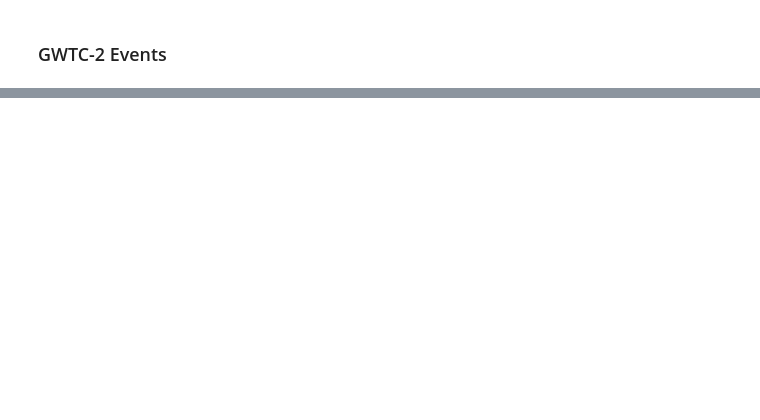
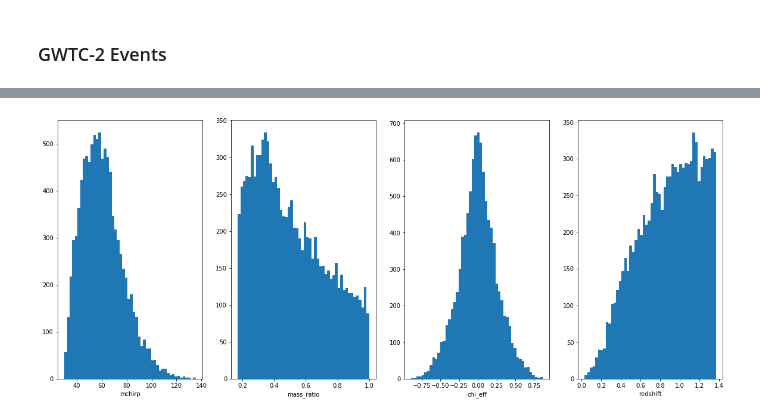
Before and after one commit to michaelzevin/model_selection, a Jupyter notebook: notebooks/process_GWTC_data.ipynb, the cells around one changed output, grey strips where cells are left out. Drawn from its saved outputs; the diff is of its cells as text; code cells hidden in the pictures; blank space fills up the shorter version.

```diff
--- a/notebooks/process_GWTC_data.ipynb
+++ b/notebooks/process_GWTC_data.ipynb
@@ -224,0 +368,13 @@ df.to_hdf(os.path.join(output_directory, 'LVC_prior.hdf5'), key='samples')
+# %%
+event='GW190521'
+#f = h5py.File(GWTC2_path+event+'.h5')
+prior = pd.DataFrame(np.load(GWTC2_path+event+'_prior.npy'))
+post = pd.read_hdf(GWTC2_path+event+'.h5', key='PublicationSamples/posterior_samples')
+prior['mchirp'] = m1m2_to_mchirp(prior['mass_1_source'],prior['mass_2_source'])
+# %%
+fig, axs = plt.subplots(1,4, figsize=(20,8))
+for param, ax in zip(['mchirp','mass_ratio','chi_eff','redshift'], axs):
+    _ = ax.hist(prior[param], bins=50)
+    ax.set_xlabel(param)
+# %% [output]
+[figure, added]
```
Also changed, not shown: parts of 15 cells of this notebook, 1 other file.
